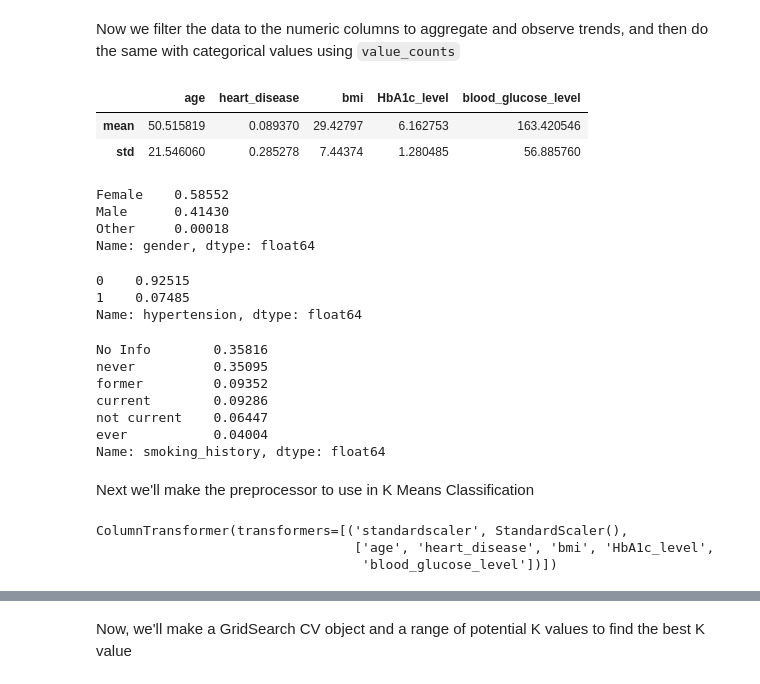
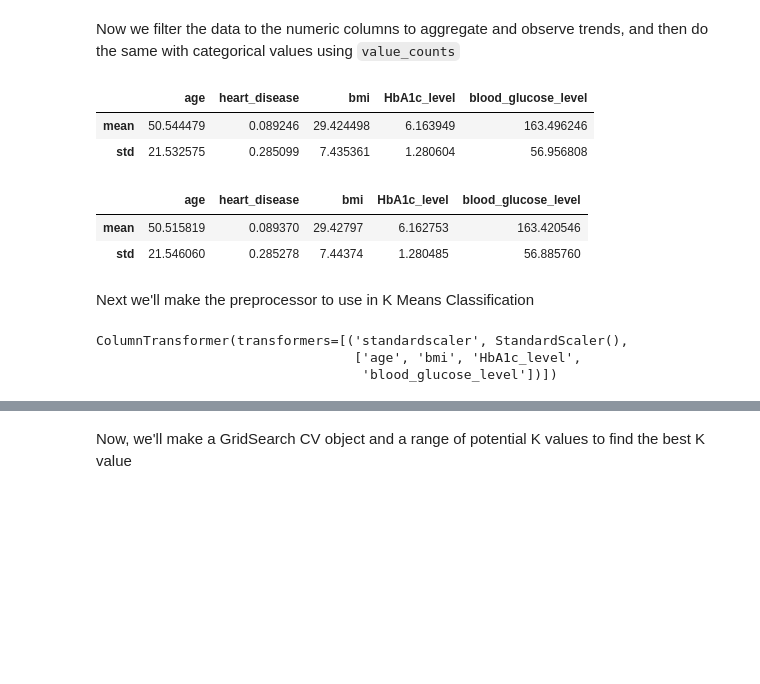
Before and after one commit to rwonger/DSCI100W2023-project, a Jupyter notebook: project_report.ipynb, the cells around one changed output, grey strips where cells are left out. Saved outputs shown, nothing was run; the diff lists cells and outputs as text; code cells hidden in the pictures; blank space fills up the shorter version.

```diff
--- a/project_report.ipynb
+++ b/project_report.ipynb
@@ -104,39 +108,30 @@ Name: diabetes, dtype: float64
 # %% [markdown]
 Now we filter the data to the numeric columns to aggregate and observe trends, and then do the same with categorical values using ``value_counts``
 # %%
+diabetes_stats_upsample = diabetes_upsampled.drop(["gender", "hypertension", "smoking_history", "diabetes"], axis=1) # find mean values
+display(diabetes_stats_upsample.agg(["mean","std"]))
 diabetes_stats = diabetes_train.drop(["gender", "hypertension", "smoking_history", "diabetes"], axis=1) # find mean values
 display(diabetes_stats.agg(["mean","std"])) #show average + variability demographics for survey
-display(diabetes["gender"].value_counts(normalize = True))
-display(diabetes["hypertension"].value_counts(normalize = True))
-display(diabetes["smoking_history"].value_counts(normalize = True))
+#display(diabetes["gender"].value_counts(normalize = True))
+#display(diabetes["hypertension"].value_counts(normalize = True))
+#display(diabetes["smoking_history"].value_counts(normalize = True))
 # %% [output]
 |  | age | heart_disease | bmi | HbA1c_level | blood_glucose_level |
-| mean | 50.515819 | 0.089370 | 29.42797 | 6.162753 | 163.420546 |
-| std | 21.546060 | 0.285278 | 7.44374 | 1.280485 | 56.885760 |
+| mean | 50.544479 | 0.089246 | 29.424498 | 6.163949 | 163.496246 |
+| std | 21.532575 | 0.285099 | 7.435361 | 1.280604 | 56.956808 |
-Female    0.58552
-Male      0.41430
-Other     0.00018
-Name: gender, dtype: float64
-0    0.92515
-1    0.07485
-Name: hypertension, dtype: float64
-No Info        0.35816
-never          0.35095
-former         0.09352
-current        0.09286
-not current    0.06447
-ever           0.04004
-Name: smoking_history, dtype: float64
+|  | age | heart_disease | bmi | HbA1c_level | blood_glucose_level |
+| mean | 50.515819 | 0.089370 | 29.42797 | 6.162753 | 163.420546 |
+| std | 21.546060 | 0.285278 | 7.44374 | 1.280485 | 56.885760 |
 # %% [markdown]
 Next we'll make the preprocessor to use in K Means Classification
 # %%
 diabetes_preprocessor = make_column_transformer(
-    (StandardScaler(), ["age", "heart_disease", "bmi", "HbA1c_level", "blood_glucose_level"]),
+    (StandardScaler(), ["age", "bmi", "HbA1c_level", "blood_glucose_level"]),
 )
 diabetes_preprocessor
 # %% [output]
 ColumnTransformer(transformers=[('standardscaler', StandardScaler(),
-                                 ['age', 'heart_disease', 'bmi', 'HbA1c_level',
+                                 ['age', 'bmi', 'HbA1c_level',
                                   'blood_glucose_level'])])
 # %%
 diabetes_preprocessor.fit(diabetes)
```
Also changed, not shown: parts of 4 cells of this notebook.
